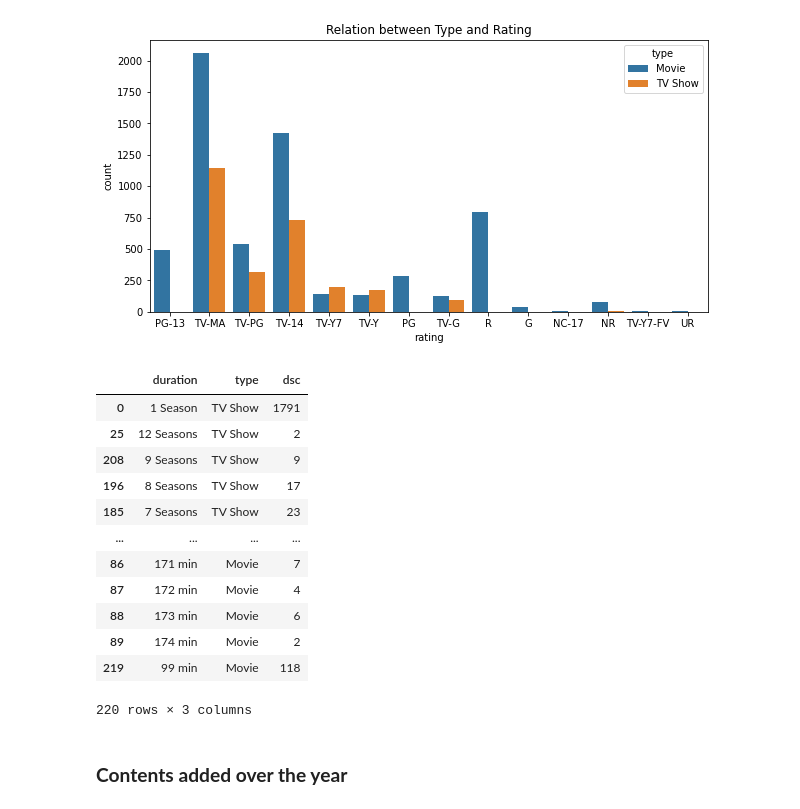
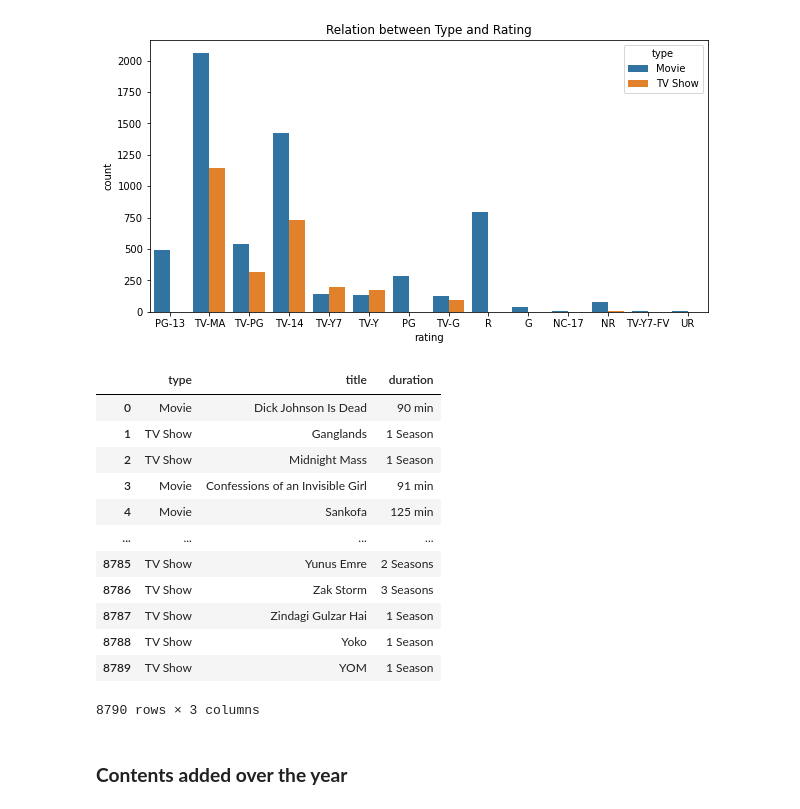
Before and after one commit to DenoDevi/Data-Analysis---NETFLIX, a Jupyter notebook: data-analysis-netflix.ipynb, the cells around one changed output. Saved outputs shown, nothing was run; the diff lists cells and outputs as text; code cells hidden in the pictures.

```diff
--- a/data-analysis-netflix.ipynb
+++ b/data-analysis-netflix.ipynb
@@ -271,25 +271,23 @@ plt.title('Relation between Type and Rating')
 plt.show()
 # %% [output]
 [figure]
-# %%
-dsc= netflix.groupby(['duration','type'])[ 'type'].count().reset_index(name='dsc')
-dsc
-#SORT
-dsc.sort_values(by=['type'], ascending=False)
-# %% [output]
-|  | duration | type | dsc |
-| 0 | 1 Season | TV Show | 1791 |
-| 25 | 12 Seasons | TV Show | 2 |
-| 208 | 9 Seasons | TV Show | 9 |
-| 196 | 8 Seasons | TV Show | 17 |
-| 185 | 7 Seasons | TV Show | 23 |
-| ... | ... | ... | ... |
-| 86 | 171 min | Movie | 7 |
-| 87 | 172 min | Movie | 4 |
-| 88 | 173 min | Movie | 6 |
-| 89 | 174 min | Movie | 2 |
-| 219 | 99 min | Movie | 118 |
-220 rows × 3 columns
+# %%
+dsc= pd.DataFrame(netflix[['type','title','duration']])
+dsc
+# %% [output]
+|  | type | title | duration |
+| 0 | Movie | Dick Johnson Is Dead | 90 min |
+| 1 | TV Show | Ganglands | 1 Season |
+| 2 | TV Show | Midnight Mass | 1 Season |
+| 3 | Movie | Confessions of an Invisible Girl | 91 min |
+| 4 | Movie | Sankofa | 125 min |
+| ... | ... | ... | ... |
+| 8785 | TV Show | Yunus Emre | 2 Seasons |
+| 8786 | TV Show | Zak Storm | 3 Seasons |
+| 8787 | TV Show | Zindagi Gulzar Hai | 1 Season |
+| 8788 | TV Show | Yoko | 1 Season |
+| 8789 | TV Show | YOM | 1 Season |
+8790 rows × 3 columns
 # %% [markdown]
 ### **Contents added over the year**
 # %%
```
Also changed, not shown: parts of 8 cells of this notebook.
